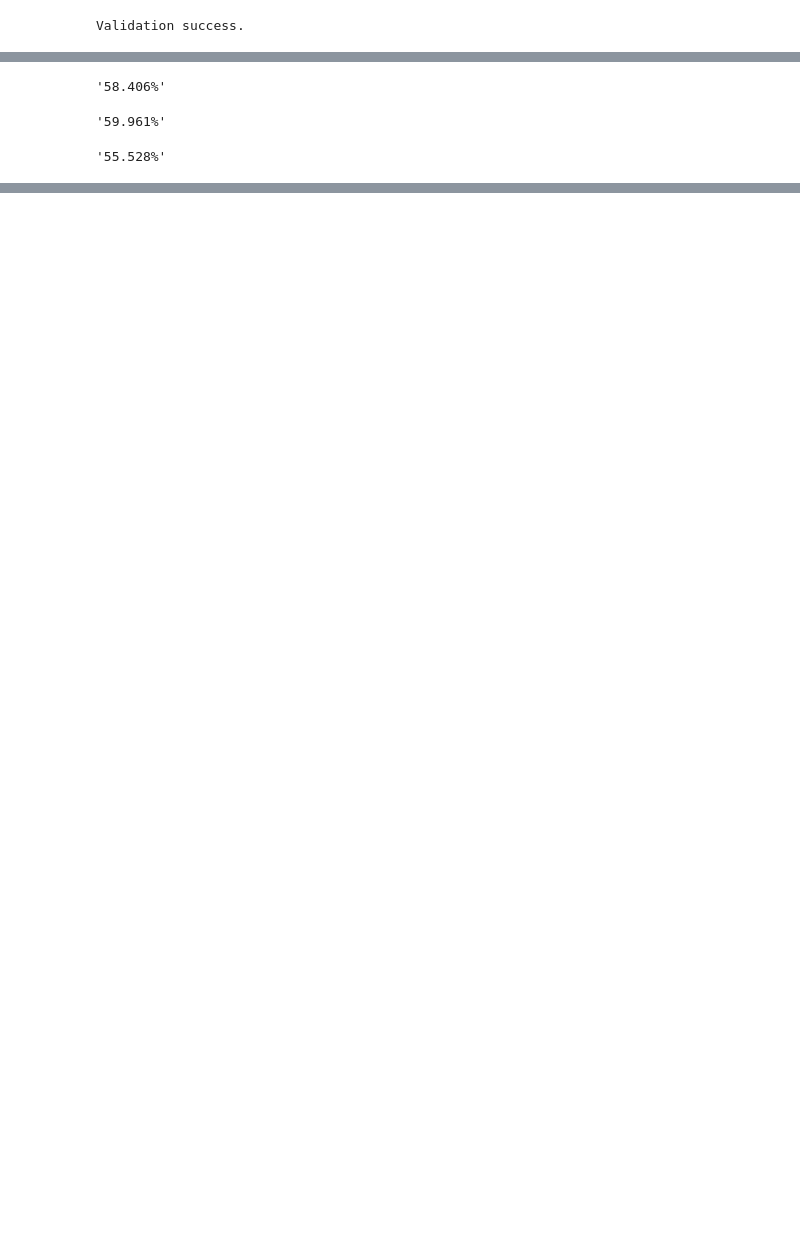
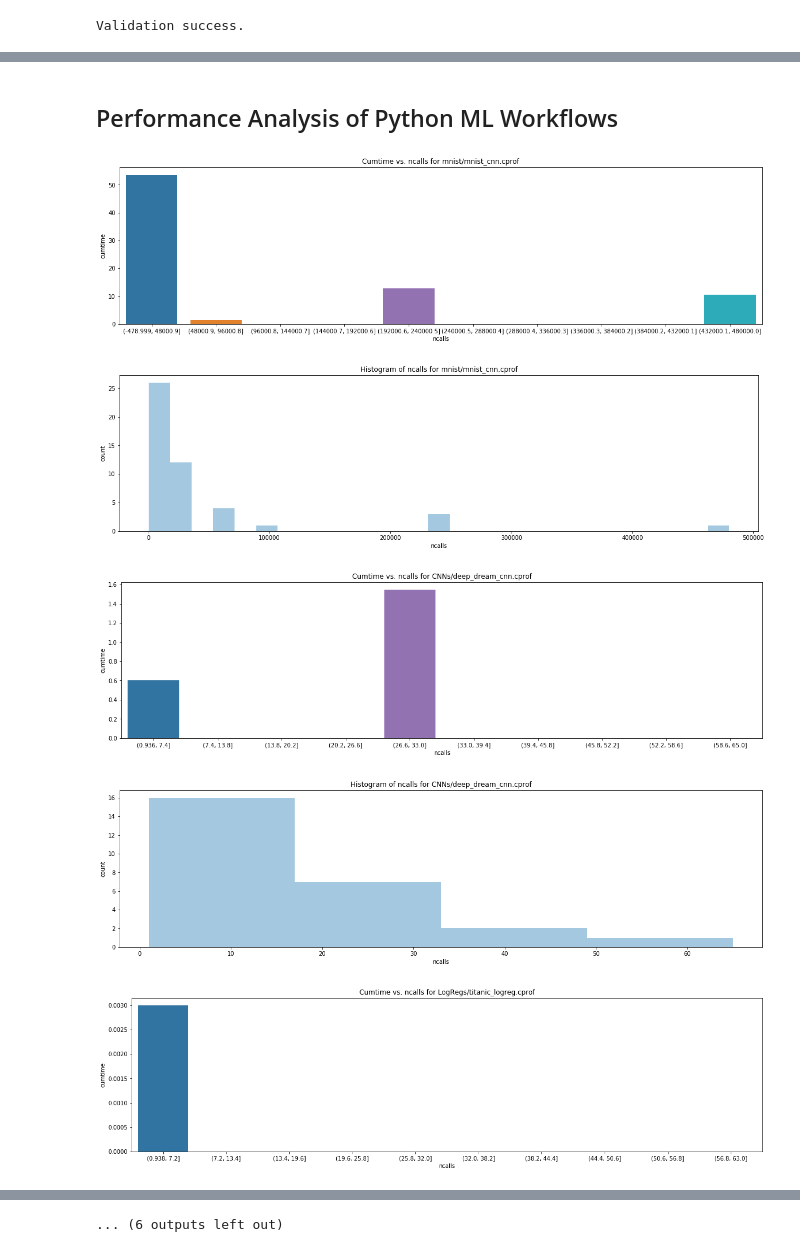
Before and after one commit to ucbrise/flor, a Jupyter notebook: profiler/profiler_notebook.ipynb, the cells around one changed output, grey strips where cells are left out. Saved outputs shown, nothing was run; the diff lists cells and outputs as text; code cells hidden in the pictures; blank space fills up the shorter version.

```diff
--- a/profiler/profiler_notebook.ipynb
+++ b/profiler/profiler_notebook.ipynb
@@ -112,3 +193,0 @@ Validation failed.
-# %%
-c_df = get_c_df(df)
-# c_df
@@ -121,12 +194,30 @@ get_c_fraction('cifar10/cifar10_cnn.cprof')
-# %%
-get_c_fraction('mnist/mnist_cnn.cprof')
-# %% [output]
-'58.406%'
-# %%
-get_c_fraction('CNNs/deep_dream_cnn.cprof')
-# %% [output]
-'59.961%'
-# %%
-get_c_fraction('GANs/mnist_gan.cprof')
-# %% [output]
-'55.528%'
+# %% [markdown]
+## Performance Analysis of Python ML Workflows
+# %%
+cprofs = glob.glob('**/*.cprof')
+df_list = list(map(to_df, cprofs))
+c_df_list = list(map(get_c_df, df_list))
+for c_df in c_df_list:
+    # Discretize ncalls into 10 buckets
+    c_df['ncalls_group'] = pd.cut(c_df['ncalls'], 10)
+# %%
+for i, c_df in enumerate(c_df_list):
+    c_df_grouped = c_df.groupby('ncalls_group').sum()
+    c_df_grouped.reset_index(inplace=True)
+    plt.figure(figsize=(20, 5))
+    plt.title('Cumtime vs. ncalls for ' + cprofs[i])
+    sns.barplot(x='ncalls_group', y='cumtime', data=c_df_grouped)
+    plt.xlabel('ncalls')
+    plt.show()
+
+    plt.figure(figsize=(20, 5))
+    plt.title('Histogram of ncalls for ' + cprofs[i])
+    sns.distplot(c_df['ncalls'].astype('int'), kde=False)
+    plt.ylabel('count')
+    plt.show()
+# %% [output]
+[figure, added]
+[figure, added]
+[figure, added]
+[figure, added]
+[figure, added]
@@ -132,0 +231 @@ get_c_fraction('GANs/mnist_gan.cprof')
+... (6 outputs left out)
```
Also changed, not shown: parts of 27 cells of this notebook, 10 other files.
